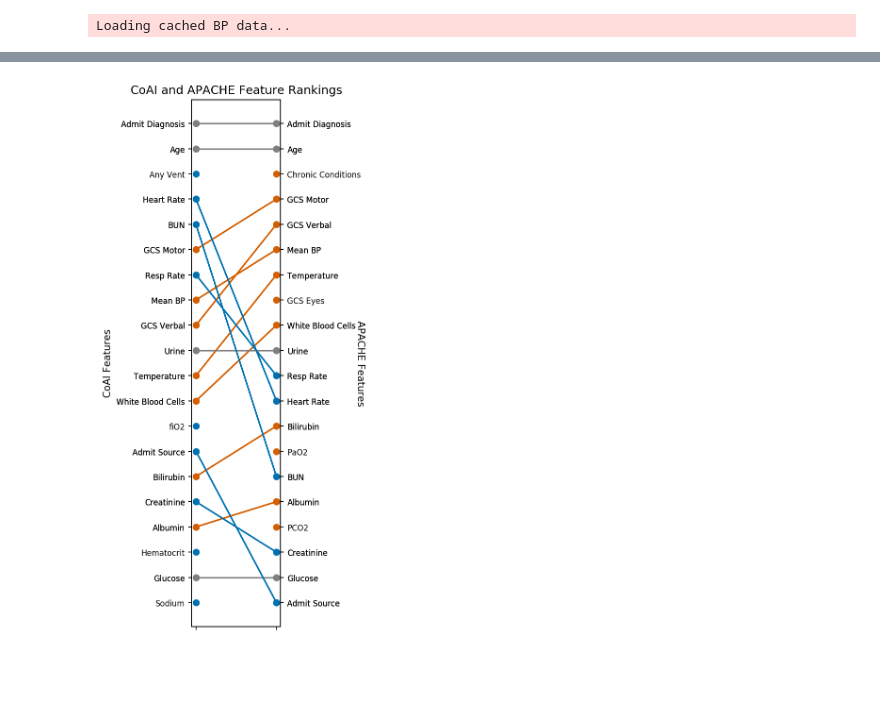
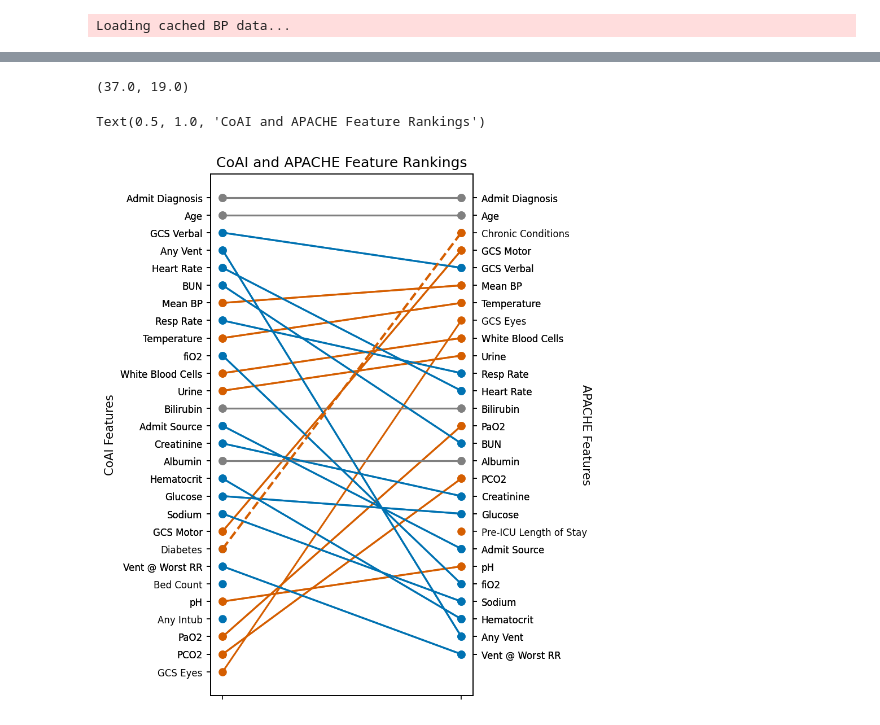
Before and after one commit to suinleelab/coai, a Jupyter notebook: experiments/ICU.ipynb, the cells around one changed output, grey strips where cells are left out. Saved outputs shown, nothing was run; the diff lists cells and outputs as text; code cells hidden in the pictures; blank space fills up the shorter version.

```diff
--- a/experiments/ICU.ipynb
+++ b/experiments/ICU.ipynb
@@ -56,11 +72,10 @@ outcome = (all_data['actualhospitalmortality'].values=='EXPIRED').astype(int)
 predvar_cols = ['intubated', 'vent', 'dialysis', 'eyes', 'motor', 'verbal', 'meds',
        'urine', 'wbc', 'temperature', 'respiratoryrate', 'sodium', 'heartrate',
        'meanbp', 'ph', 'hematocrit', 'creatinine', 'albumin', 'pao2', 'pco2',
-       'bun', 'glucose', 'bilirubin', 'fio2', 'gender', 'bedcount',
-       'admitsource', 'graftcount', 'age', 'admitdiagnosis', 'ventday1',
+       'bun', 'glucose', 'bilirubin', 'fio2', 'gender',
+       'bedcount', 'admitsource', 'graftcount', 'age', 'admitdiagnosis','ventday1',
        'oobventday1', 'oobintubday1', 'diabetes', 'ejectfx', 'visitnumber',
-       'amilocation', 'day1meds', 'day1verbal', 'day1motor', 'day1eyes',
-       'day1pao2', 'day1fio2']
+       'amilocation']
 predvars = all_data[predvar_cols]
 # %%
 # Get hospitals
@@ -157,3 +169,6 @@ gbm_params = {'learning_rate': 0.01, 'n_estimators': 1000, 'max_depth': 8, 'gamm
+# %%
+# Gradient boosting parameters -- LightGBM defaults are fast and work pretty well
+gbm_params = {}
 # %%
 GO = CoAIOptimizer(lgb.LGBMClassifier(**gbm_params),OneDimExplainer)
 GO.fit(Xtrain,ytrain,np.ones(Xtrain.shape[1]))
@@ -221,27 +216,41 @@ pred_coefs = np.array([apache_coefs[c] for c in Xtrain.columns])
+# %%
+def get_twin(ax):
+    for other_ax in ax.figure.axes:
+        if other_ax is ax:
+            continue
+        if other_ax.bbox.bounds == ax.bbox.bounds:
+            return other_ax
+    return None
 # %%
 extra_vars = ['prevlos','chronichealth']
 aug_newcols = np.hstack((newcols,['Pre-ICU Length of Stay','Chronic Conditions']))
-pred_coefs3 = np.array([apache_coefs[k] for k in list(Xtrain.columns)+extra_vars])
-apache_order = np.argsort(pred_coefs3)[::-1]
-coai_icu_order = np.hstack((np.argsort(plots.first_feature_uses(GO)),np.arange(len(extra_vars))+GO.X.shape[1]))#[len(aug_newcols)]))
-plt.figure(dpi=150,figsize=(4,8))
+pred_coefs = np.array([apache_coefs[c] for c in list(Xtrain.columns)+extra_vars])
+coai_icu_order = np.hstack((np.argsort(plots.first_feature_uses(GO)),
+                            np.arange(len(extra_vars))+GO.X.shape[1]))
+apache_order = np.argsort(pred_coefs)[::-1]
+fig = plt.figure(dpi=150,figsize=(4,8))
 ax=plt.gca()
 plots.compare_orders(
-#     np.argsort(plots.first_feature_uses(GO)[~dropped_inds]),
-#     np.argsort(pred_coefs[~dropped_inds])[::-1],
-    coai_icu_order,apache_order,
-    features=aug_newcols,ax=ax,min_per_model=20,max_per_model=20,model_names=['',''])
-axt = plots.get_twin(ax)
+    coai_icu_order,
+    apache_order,
+    features=aug_newcols,ax=ax,min_per_model=27,max_per_model=27,model_names=['',''])
+axt = get_twin(ax)
 ax.set_yticklabels(ax.get_yticklabels(),fontsize=8)
 axt.set_yticklabels(axt.get_yticklabels(),fontsize=8)
+fig.canvas.draw()# plt.show()
+apache_chronic = [x for x in axt.get_yticklabels() if x.get_text()=='Chronic Conditions'][0].get_unitless_position()[1]
+coai_diabetes = [x for x in ax.get_yticklabels() if x.get_text()=='Diabetes'][0].get_unitless_position()[1]
+print((apache_chronic,coai_diabetes))
+ax.plot([0,1],[coai_diabetes,apache_chronic],color='#D55E00',linewidth=2,linestyle='--',marker='o')
 ax.set_xticklabels(['',''])
 ax.set_ylabel('CoAI Features')
 twiny = axt.set_ylabel('APACHE Features')
 twiny.set_rotation(-90)
-plt.title("CoAI and APACHE Feature Rankings")
-plt.tight_layout()
+ax.set_title("CoAI and APACHE Feature Rankings")
 # %% [output]
+(37.0, 19.0)
+Text(0.5, 1.0, 'CoAI and APACHE Feature Rankings')
-[figure, old version]
+[figure, new version]
 # %%
 plt.figure(dpi=150,figsize=(4,4))
 ax=plt.gca()
```
Also changed, not shown: parts of 12 cells of this notebook, 1 other file.
